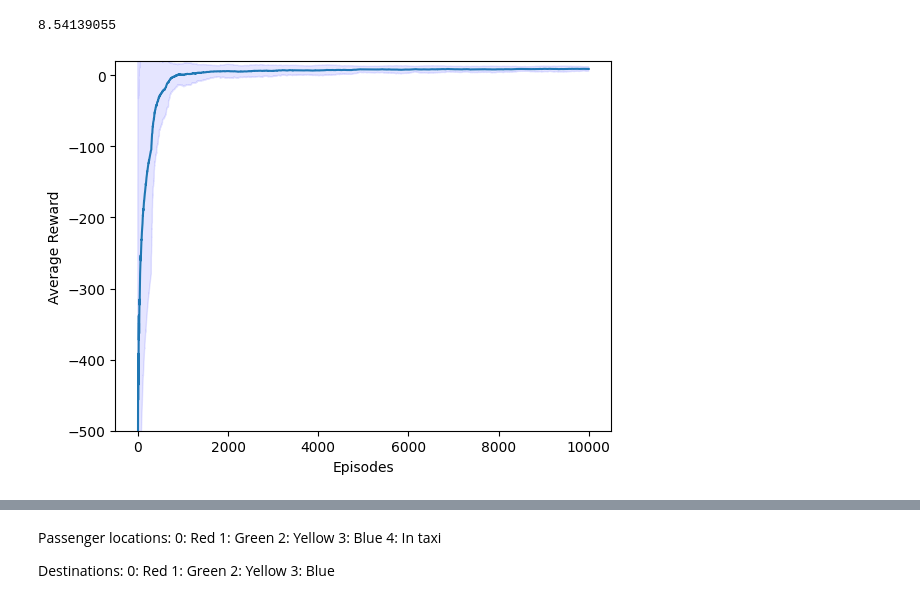
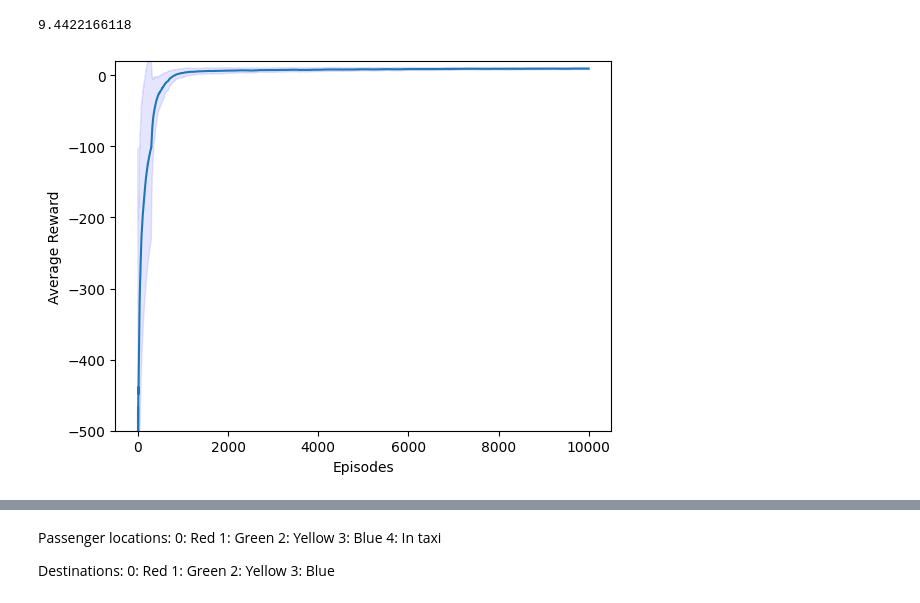
Before and after one commit to adithyaa-rg/Reinforcement_Learning_Assignment_3_Options_Framework, a Jupyter notebook: options.ipynb, the cells around one changed output, grey strips where cells are left out. Cells and saved outputs as stored; diff of their text form; code cells hidden in the pictures.

```diff
--- a/options.ipynb
+++ b/options.ipynb
@@ -125,11 +127,7 @@ def execute_option(env, Q_values, Q_options, Q_freq, option_freq, option, state,
 #### SMDP Q-Learning
 episodes = 10000
 
-main_update_freq = np.zeros(Q_values.shape)
-option_update_freq = np.zeros(Q_options.shape)
-
-
-def SMDP_Q_Learning(env, Q_values, Q_options, main_update_freq, option_update_freq, episodes, policy=softmax, update_Q = True,TAU = TAU):
+def SMDP_Q_Learning(env, Q_values, Q_options, main_update_freq, option_update_freq, episodes, policy=softmax, TAU = TAU):
     # Iterate over 1000 episodes
     total_rewards = np.zeros((episodes))
     for i in tqdm(range(episodes)):
@@ -140,14 +138,21 @@ def SMDP_Q_Learning(env, Q_values, Q_options, main_update_freq, option_update_fr
             # Choose action
             action = policy(Q_values, state, TAU)
             # Execute action
-            next_state, reward, done, value_array = execute_option(env, Q_values, Q_options, main_update_freq, option_update_freq, action, state, update_Q=update_Q, policy=policy)
+            next_state, reward, done, value_array = execute_option(env, Q_values, Q_options, main_update_freq, option_update_freq, action, state, policy=policy)
             Q_values, Q_options, main_update_freq, option_update_freq = value_array
             state = next_state
             total_rewards[i] += reward
         TAU = max(0.01, TAU * DECAY_CONSTANT)
     return Q_values, Q_options, main_update_freq, option_update_freq, total_rewards
-# %%
-Q_values, Q_options, main_update_freq, option_update_freq, total_rewards = SMDP_Q_Learning(env, Q_values, Q_options, main_update_freq, option_update_freq, episodes, policy=softmax, update_Q = True, TAU = TAU)
+# %%
+all_rewards = []
+for i in range(5):
+    Q_values = np.random.random((env.observation_space.n, total_options))
+    Q_options = np.random.random((len(options), 25, 4))
+    main_update_freq = np.zeros(Q_values.shape)
+    option_update_freq = np.zeros(Q_options.shape)
+    Q_values, Q_options, main_update_freq, option_update_freq, total_rewards = SMDP_Q_Learning(env, Q_values, Q_options, main_update_freq, option_update_freq, episodes, policy=softmax, TAU = TAU)
+    all_rewards.append(total_rewards)
 # %%
 def plot_rewards(rewards):
     avg_rew = []
@@ -164,11 +169,12 @@ def plot_rewards(rewards):
     plt.ylabel('Average Reward')
     plt.ylim(-500, 20)  # Set the Y-axis range
 # %%
+total_rewards = np.sum(np.array(all_rewards), axis=0)/5
 plot_rewards(total_rewards)
 print(np.mean(total_rewards[-100:]))
 # %% [output]
-8.54139055
+9.4422166118
-[figure, old version]
+[figure, new version]
 # %%
 def options_plot(Q_options):
     GOAL_STATES = [[0, 0], [0, 4], [4, 0], [4, 3]]
```
Also changed, not shown: parts of 6 cells of this notebook, 15 other files.
